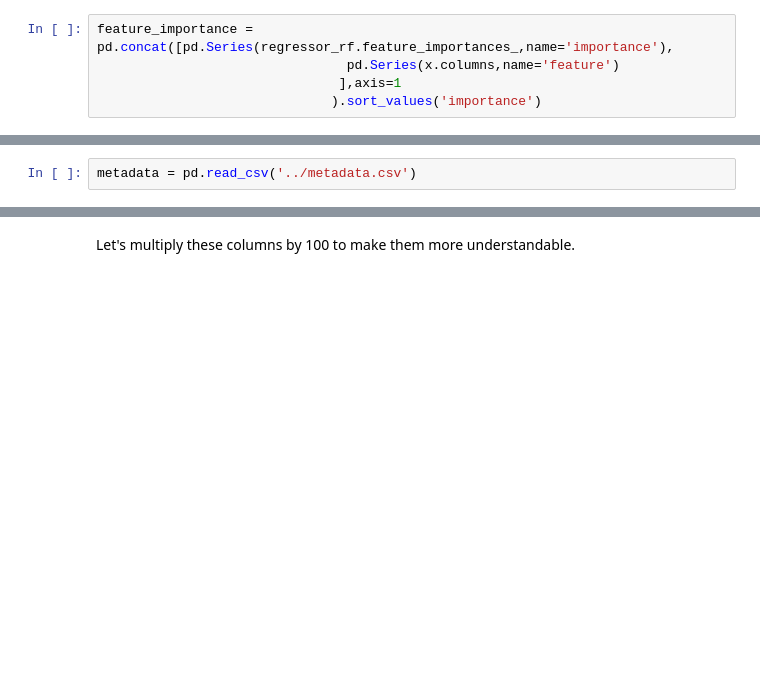
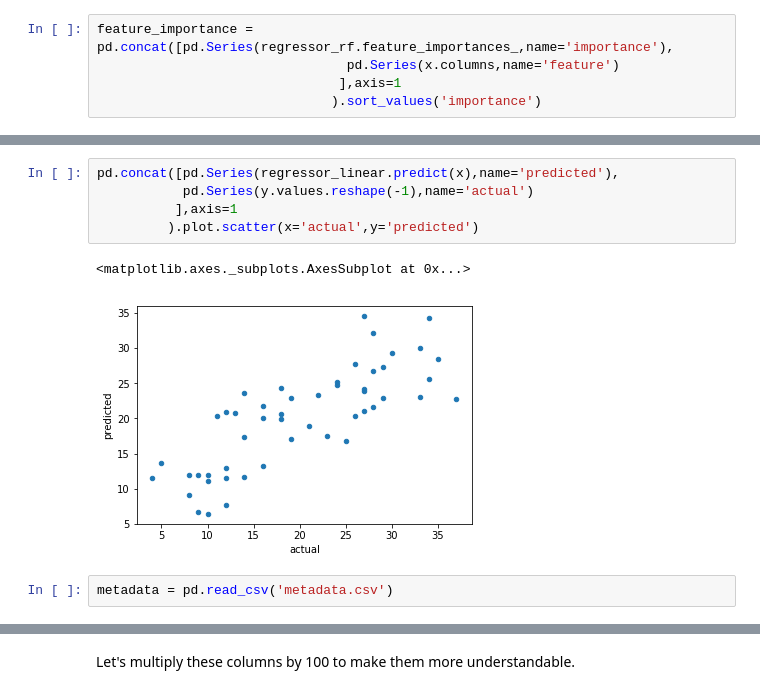
Before and after one commit to wilsonify/Opti3D, a Jupyter notebook: 3dprinter.ipynb, the cells around one changed output, grey strips where cells are left out. Saved outputs shown, nothing was run; the diff lists cells and outputs as text; blank space fills up the shorter version.

Commit message:
slice and model metadata

```diff
--- a/3dprinter.ipynb
+++ b/3dprinter.ipynb
@@ -101,2 +105,10 @@ pd.concat([pd.Series(regressor_rf.predict(x),name='predicted'),
+# %%
+pd.concat([pd.Series(regressor_linear.predict(x),name='predicted'),
+           pd.Series(y.values.reshape(-1),name='actual')
+          ],axis=1
+         ).plot.scatter(x='actual',y='predicted')
+# %% [output]
+<matplotlib.axes._subplots.AxesSubplot at 0x...>
+[figure, added]
 # %%
-metadata = pd.read_csv('../metadata.csv')
+metadata = pd.read_csv('metadata.csv')
```
Also changed, not shown: parts of 14 cells of this notebook, 2 other files.
